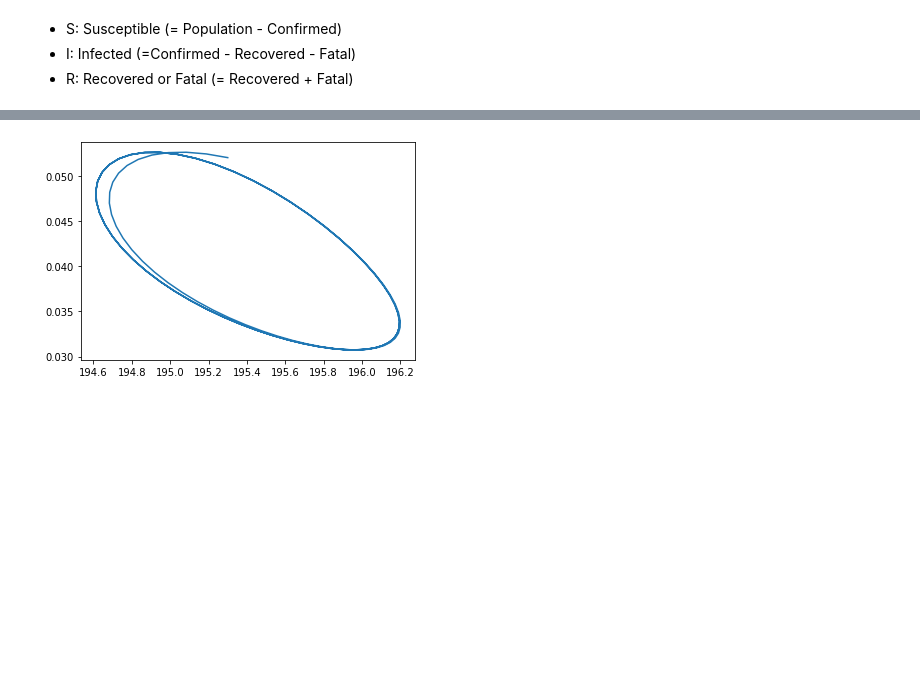
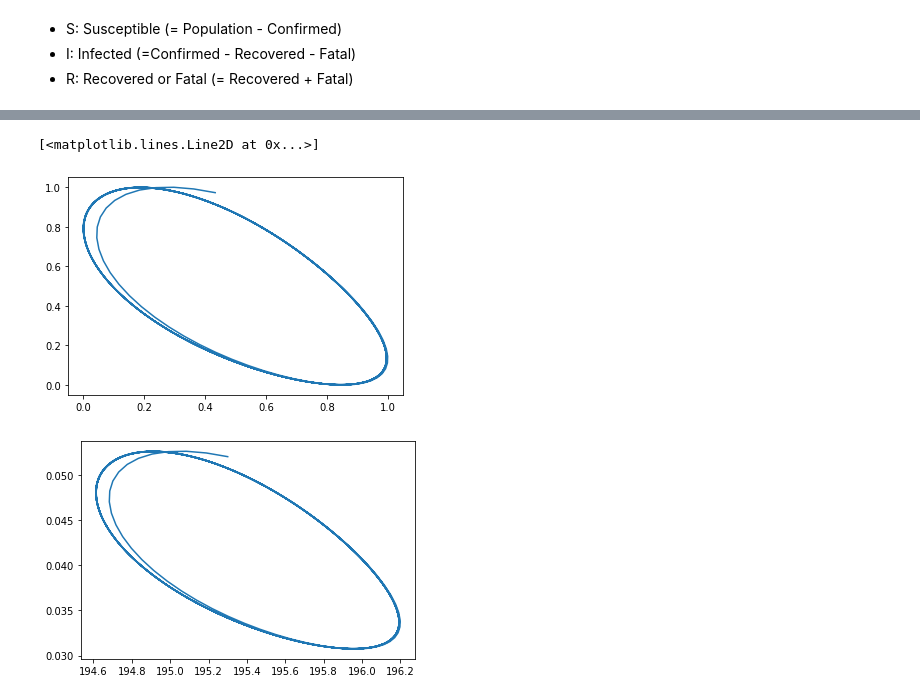
Before and after one commit to clarissanjani/MLCMS_Final-Project, a Jupyter notebook: sir_data.ipynb, the cells around one changed output, grey strips where cells are left out. Cells and saved outputs as stored; diff of their text form; code cells hidden in the pictures; blank space fills up the shorter version.

```diff
--- a/sir_data.ipynb
+++ b/sir_data.ipynb
@@ -40,3 +40,9 @@ plt.plot(df['Susceptible'], df['Infected'])
+# %%
+df2 = normalizeDataSet(data)
+plt.plot(df2['Susceptible'], df2['Infected'])
+# %% [output]
+[<matplotlib.lines.Line2D at 0x...>]
+[figure, added]
 # %%
 plt.plot(data['Susceptible'], data['Infected']);
 # %% [output]
```
Also changed, not shown: parts of 8 cells of this notebook, 7 other files.
